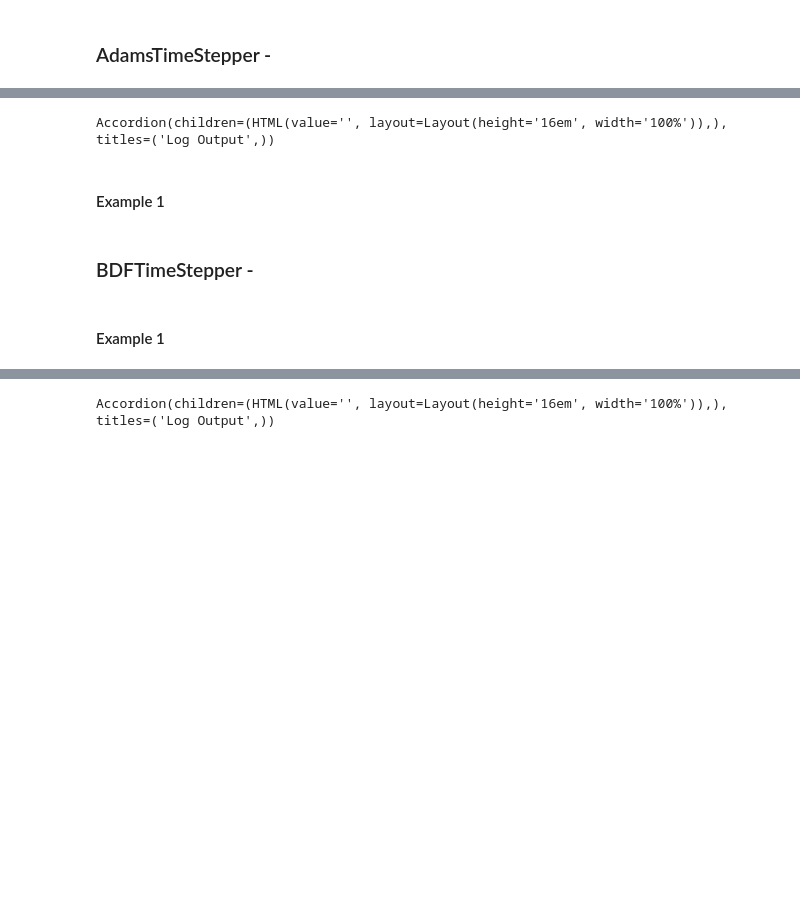
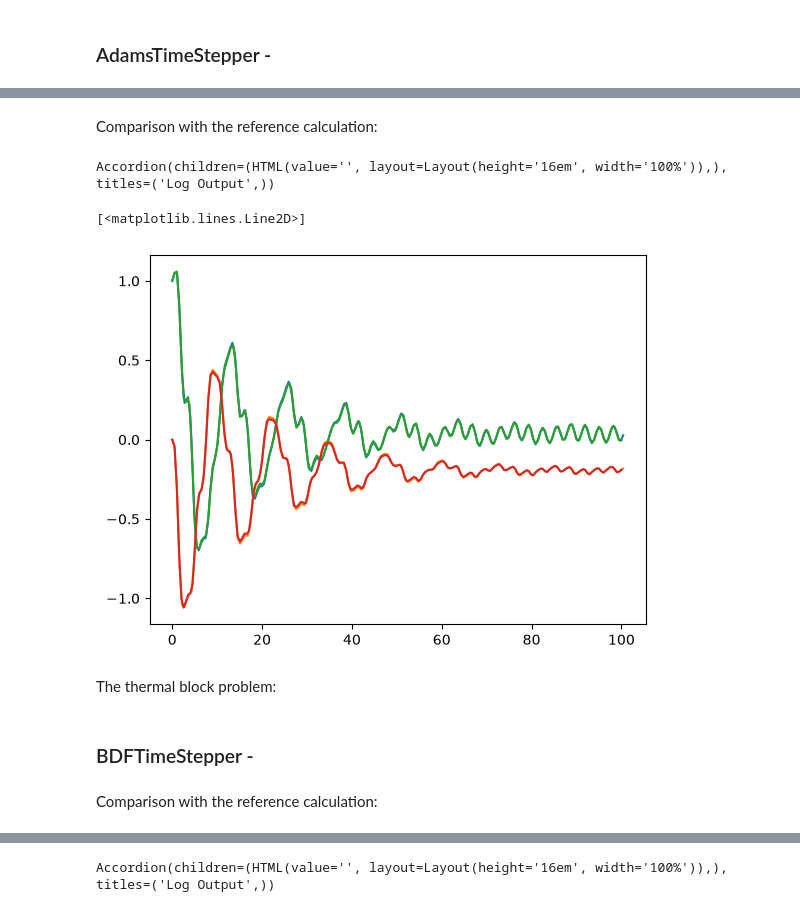
Before and after one commit to simonkeys/pylgs, a Jupyter notebook: nbs/api/pymor/timestepping.ipynb, the cells around one changed output, grey strips where cells are left out. Cells and saved outputs as stored; diff of their text form; code cells hidden in the pictures; blank space fills up the shorter version.

```diff
--- a/nbs/api/pymor/timestepping.ipynb
+++ b/nbs/api/pymor/timestepping.ipynb
@@ -206,28 +243,28 @@ class AdamsTimeStepper(TimeStepper):
+# %% [markdown]
+Comparison with the reference calculation:
 # %%
-if cvode:
-    dof = Coordinates({'dof': ('dof', ['x', 'v'], {'long_name': "Degrees of freedom"})})
+dof = Coordinates({'dof': ('dof', ['x', 'v'], {'long_name': "Degrees of freedom"})})
 
-    space = XarrayVectorSpace(dof)
+space = XarrayVectorSpace(dof)
 
-    A = XarrayMatrixOperator(np.array([[0., -1.], [1., 0]]), source=space, range=space)
-    B = XarrayMatrixOperator(np.array([[0., 0.], [0., 1.]]), source=space, range=space)
-    operator = LincombOperator(
-        [A, B],
-        [
-            ExpressionParameterFunctional("w0**2", Parameters({'w0': 1})),
-            ExpressionParameterFunctional("c", Parameters({'c': 1}))
-        ]
-    )
-    rhs = space.from_numpy(np.array([[.1], [0.]]))
-    initial_data = space.from_numpy(np.array([1., 0.]))
-    T = 100
+A = XarrayMatrixOperator(np.array([[0., -1.], [1., 0]]), source=space, range=space)
+B = XarrayMatrixOperator(np.array([[0., 0.], [0., 1.]]), source=space, range=space)
+operator = LincombOperator(
+    [A, B],
+    [
+        ExpressionParameterFunctional("w0**2", Parameters({'w0': 1})),
+        ExpressionParameterFunctional("c", Parameters({'c': 1}))
+    ]
+)
+rhs = space.from_numpy(np.array([0.1, 0.0]))
+initial_data = space.from_numpy(np.array([1.0, 0.0]))
+T = 100.0
 
-    model = InstationaryModel(T, initial_data, operator, rhs, time_stepper=AdamsTimeStepper(), num_values=100)
+model = InstationaryModel(T, initial_data, operator, rhs, time_stepper=AdamsTimeStepper(), num_values=200)
 
-    mu = dict(c=.1, w0="sin(t)")
-    mu = model.parameters.parse(mu)
+mu = dict(c=.1, w0="sin(t)")
+mu = model.parameters.parse(mu)
+adams_sol = model.solve(dict(c=.1, w0="sin(t+.001)"))
+adams_sol.visualize()
+# %% [output]
+Accordion(children=(HTML(value='', layout=Layout(height='16em', width='100%')),), titles=('Log Output',))
-# %%
-if cvode:
-    sol = model.solve(dict(c=.1, w0="sin(t+.001)"))
-# %% [output]
-Accordion(children=(HTML(value='', layout=Layout(height='16em', width='100%')),), titles=('Log Output',))
@@ -237,5 +271,13 @@ if cvode:
-# %% [markdown]
-#### Example 1
+# %%
+plt.plot(adams_sol.array.Time, adams_sol.to_numpy()[0])
+plt.plot(adams_sol.array.Time, adams_sol.to_numpy()[1])
+plt.plot(reference_sol_time, reference_sol.to_numpy()[0])
+plt.plot(reference_sol_time, reference_sol.to_numpy()[1])
+# %% [output]
+[<matplotlib.lines.Line2D>]
+[figure, added]
+# %% [markdown]
+The thermal block problem:
 # %%
 # domain = RectDomain([[0.,0.], [1.,1.]])
 # diffusion = ConstantFunction(1, 2)
@@ -420,5 +395,5 @@ class BDFTimeStepper(TimeStepper):
         if isinstance(operator.source, XarrayVectorSpace):
             return [operator.source.from_numpy(y, extended_coord_data={'Time': t})]
         return ((operator.source.from_numpy(u), t) for u, t in zip(y, t))
-# %% [markdown]
-#### Example 1
+# %% [markdown]
+Comparison with the reference calculation:
```
Also changed, not shown: parts of 26 cells of this notebook, 2 other files.
